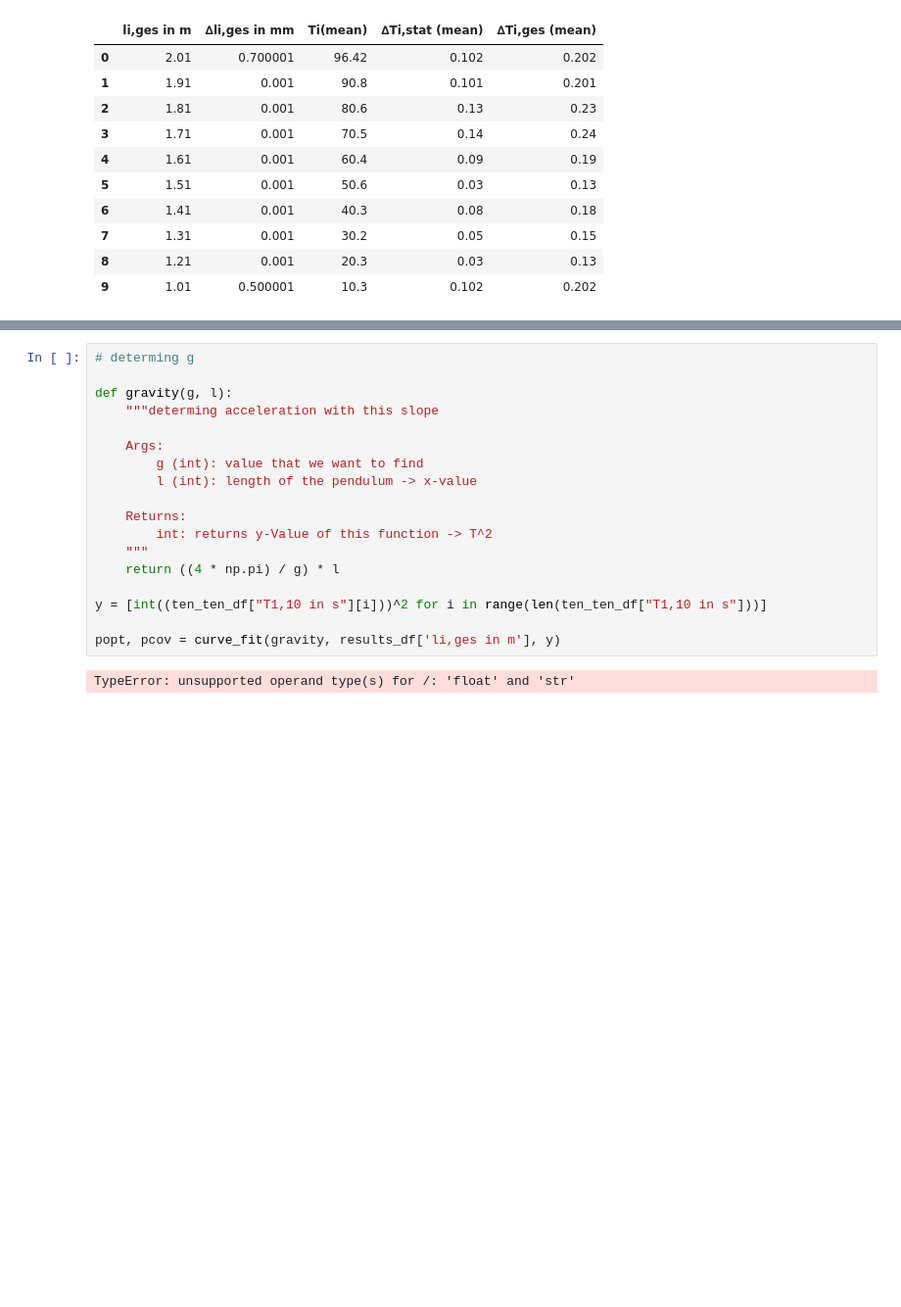
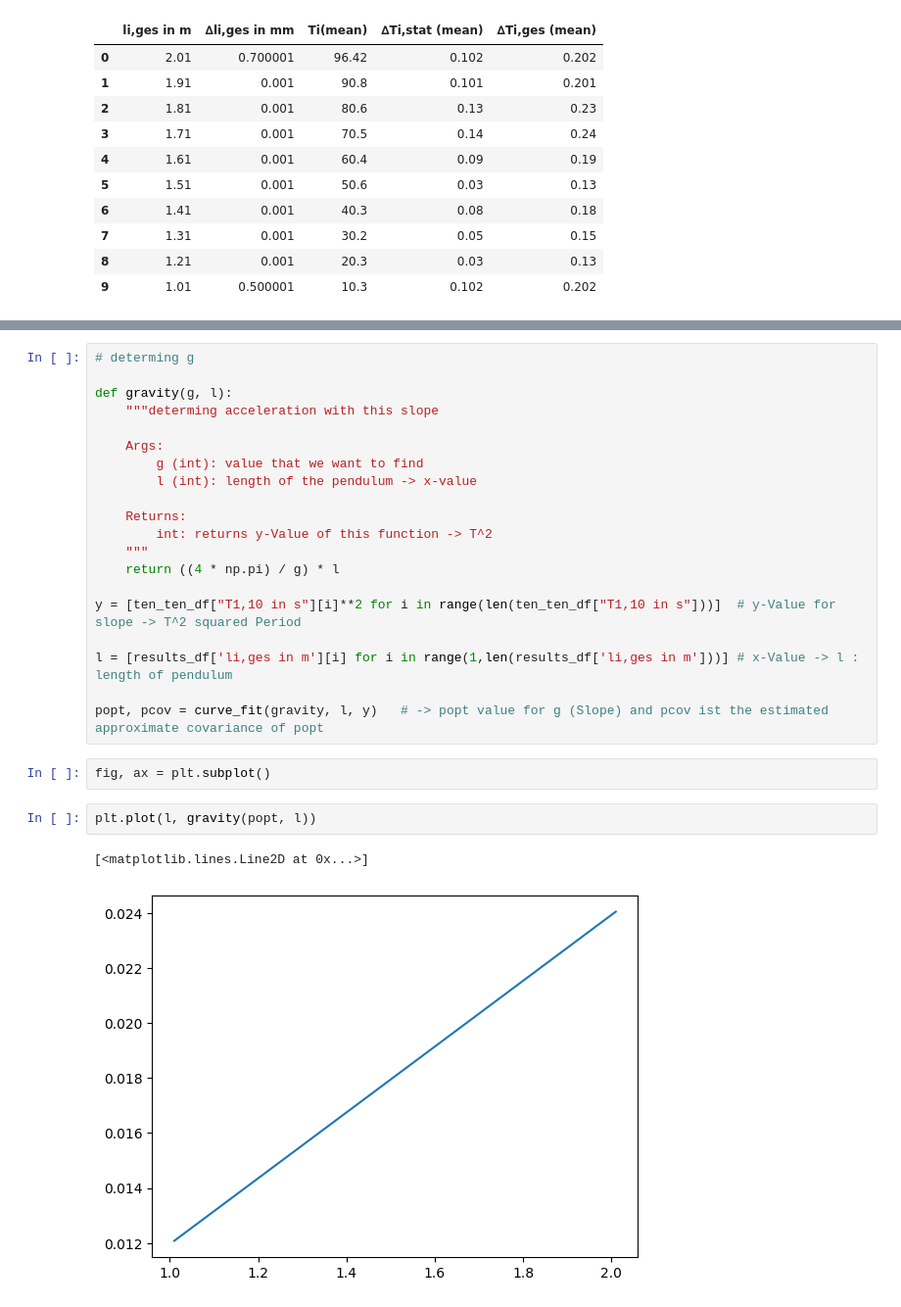
Before and after one commit to huyenanh-nguyen/MB14_Classical_mechanics, a Jupyter notebook: F3_Pendulum.ipynb, the cells around one changed output, grey strips where cells are left out. Shown at 98% size. Saved outputs shown, nothing was run; the diff lists cells and outputs as text; blank space fills up the shorter version.

Commit message:
solved curfit error

```diff
--- a/F3_Pendulum.ipynb
+++ b/F3_Pendulum.ipynb
@@ -99,8 +114,15 @@ def gravity(g, l):
     """
     return ((4 * np.pi) / g) * l
 
-y = [int((ten_ten_df["T1,10 in s"][i]))^2 for i in range(len(ten_ten_df["T1,10 in s"]))]
+y = [ten_ten_df["T1,10 in s"][i]**2 for i in range(len(ten_ten_df["T1,10 in s"]))]  # y-Value for slope -> T^2 squared Period
 
-popt, pcov = curve_fit(gravity, results_df['li,ges in m'], y)
+l = [results_df['li,ges in m'][i] for i in range(1,len(results_df['li,ges in m']))] # x-Value -> l : length of pendulum
+
+popt, pcov = curve_fit(gravity, l, y)   # -> popt value for g (Slope) and pcov ist the estimated approximate covariance of popt
-# %% [output]
-TypeError: unsupported operand type(s) for /: 'float' and 'str'
+# %%
+fig, ax = plt.subplot()
+# %%
+plt.plot(l, gravity(popt, l))
+# %% [output]
+[<matplotlib.lines.Line2D at 0x...>]
+[figure, added]
```
Also changed, not shown: parts of 1 cell of this notebook, 1 other file.
